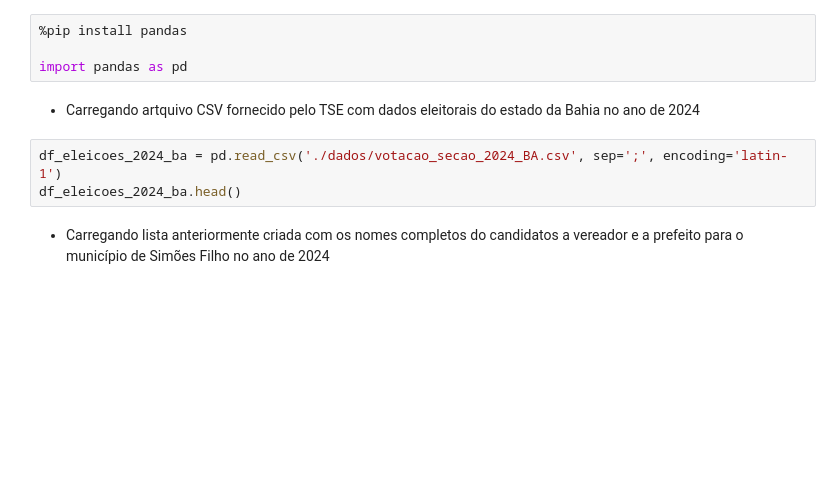
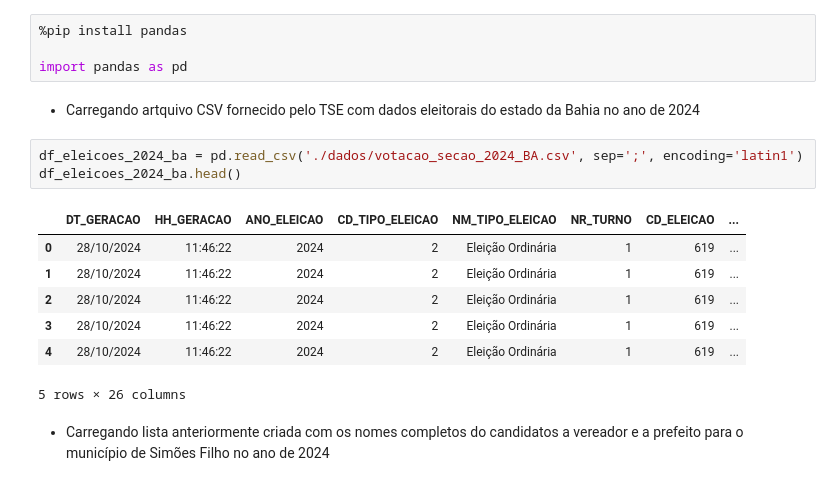
Before and after one commit to imagno/dados_eleitorais, a Jupyter notebook: votacao_secao_2024.ipynb, the cells around one changed output. Saved outputs shown, nothing was run; the diff lists cells and outputs as text; blank space fills up the shorter version.

```diff
--- a/votacao_secao_2024.ipynb
+++ b/votacao_secao_2024.ipynb
@@ -7,8 +7,16 @@ import pandas as pd
 # %% [markdown]
 - Carregando artquivo CSV fornecido pelo TSE com dados eleitorais do estado da Bahia no ano de 2024
 # %%
-df_eleicoes_2024_ba = pd.read_csv('./dados/votacao_secao_2024_BA.csv', sep=';', encoding='latin-1')
+df_eleicoes_2024_ba = pd.read_csv('./dados/votacao_secao_2024_BA.csv', sep=';', encoding='latin1')
 df_eleicoes_2024_ba.head()
+# %% [output]
+|  | DT_GERACAO | HH_GERACAO | ANO_ELEICAO | CD_TIPO_ELEICAO | NM_TIPO_ELEICAO | NR_TURNO | CD_ELEICAO | ... |
+| 0 | 28/10/2024 | 11:46:22 | 2024 | 2 | Eleição Ordinária | 1 | 619 | ... |
+| 1 | 28/10/2024 | 11:46:22 | 2024 | 2 | Eleição Ordinária | 1 | 619 | ... |
+| 2 | 28/10/2024 | 11:46:22 | 2024 | 2 | Eleição Ordinária | 1 | 619 | ... |
+| 3 | 28/10/2024 | 11:46:22 | 2024 | 2 | Eleição Ordinária | 1 | 619 | ... |
+| 4 | 28/10/2024 | 11:46:22 | 2024 | 2 | Eleição Ordinária | 1 | 619 | ... |
+5 rows × 26 columns
 # %% [markdown]
 - Carregando lista anteriormente criada com os nomes completos do candidatos a vereador e a prefeito para o município de Simões Filho no ano de 2024
 # %%
```
Also changed, not shown: parts of 6 cells of this notebook.
